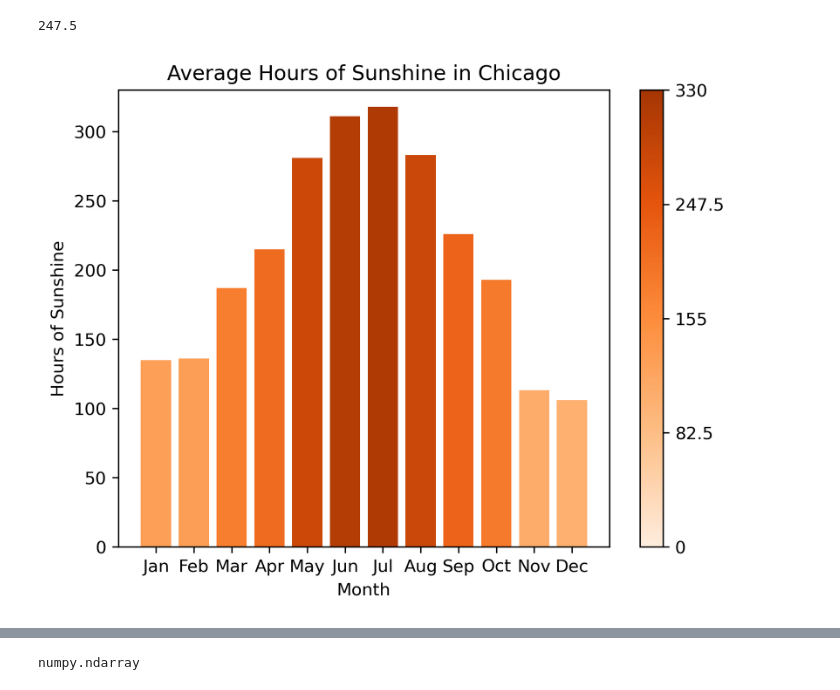
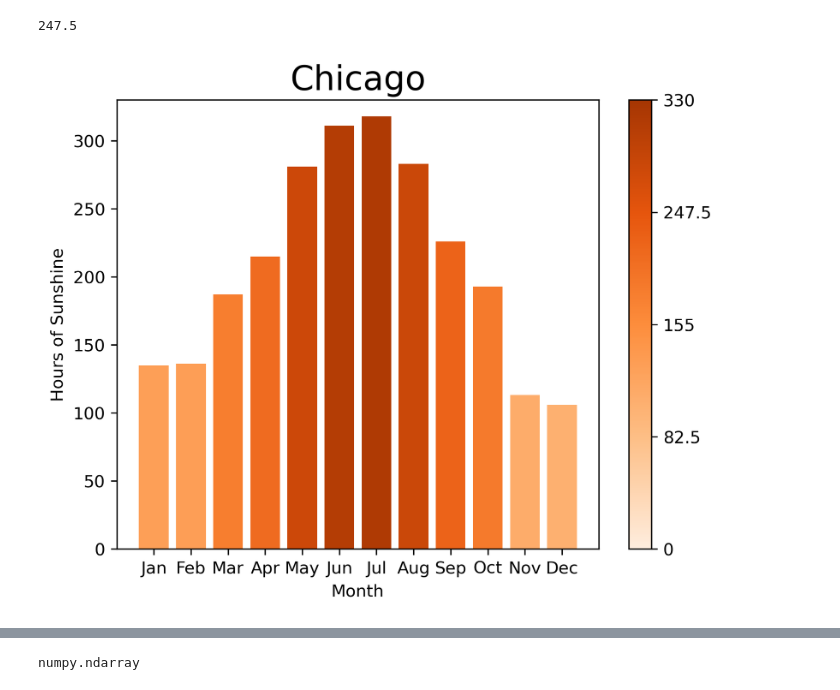
Before and after one commit to JerryLiu-96/visualizing-sunshine-hours, a Jupyter notebook: barplot.ipynb, the cells around one changed output, grey strips where cells are left out. Cells and saved outputs as stored; diff of their text form; code cells hidden in the pictures.

```diff
--- a/barplot.ipynb
+++ b/barplot.ipynb
@@ -75,33 +75,33 @@ cmap = LinearSegmentedColormap.from_list('mycmap', [(0, '#feedde'), (0.25, '#fdb
 # %%
 # create a dataset
 height = np.array(df['sunshine'][0:12])
 month = np.array(df['month'][0:12])
 x_pos = np.arange(len(month))
 
 # Create the bar plot with gradient colors
 fig, ax = plt.subplots()
 bars = ax.bar(month, height, color=cmap(height / max_sunshine))
 
 # Create names on the x-axis
 plt.xticks(x_pos, month)
-plt.title('Average Hours of Sunshine in Chicago')
+plt.title('Chicago',fontsize = 20)
 plt.xlabel('Month')
 plt.ylabel('Hours of Sunshine')
 plt.ylim(0, 330)
 
 # Add a color bar to show the mapping of values to colors
 cbar=fig.colorbar(plt.cm.ScalarMappable(norm=None, cmap=cmap), ax=ax)
 cbar.set_ticks([0, 0.25,0.5,0.75, 1.0])
 cbar.set_ticklabels(['0', '82.5','155','247.5', '330'])
 
 # Show graph
 
 fig.set_dpi(300)
 
 plt.savefig("img/output_chi.png",format='png', dpi=300, bbox_inches='tight')
 plt.show()
 # %% [output]
-[figure, old version]
+[figure, new version]
 # %%
 # create a dataset
 height = df['sunshine'][12:24]
```
Also changed, not shown: parts of 13 cells of this notebook, 11 other files.
